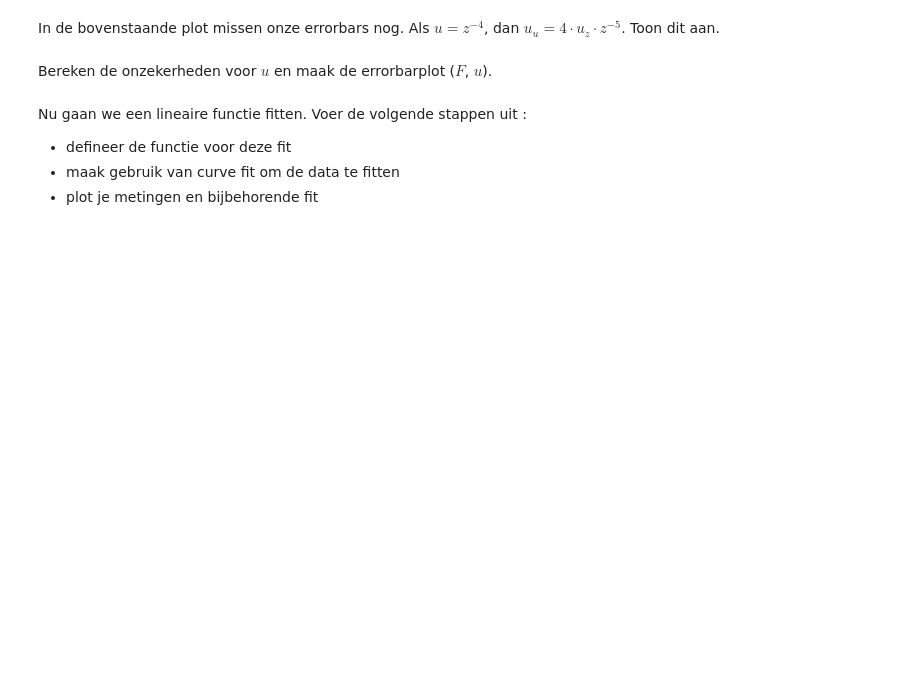
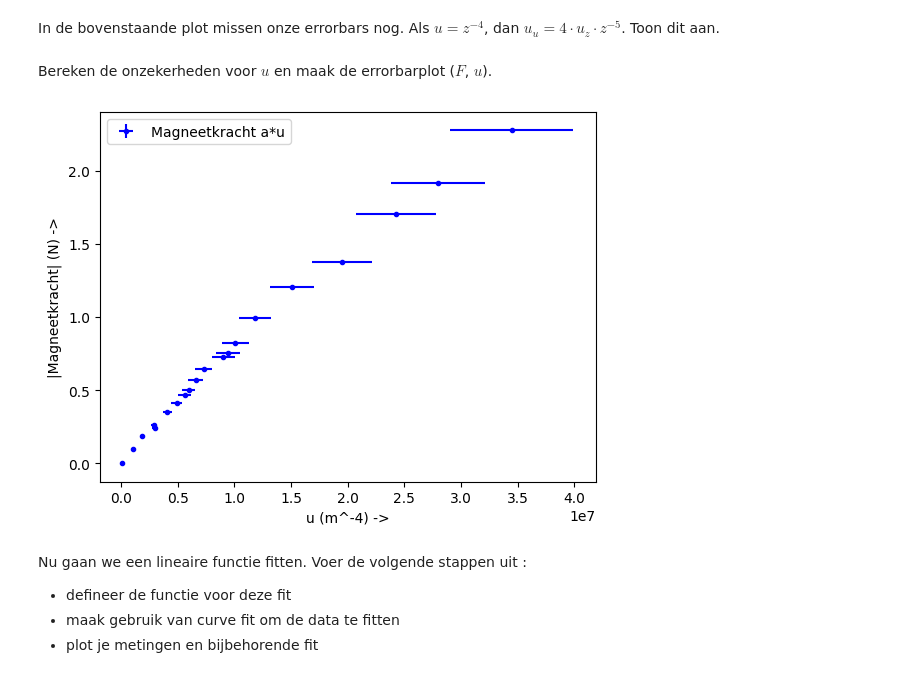
Before and after one commit to Emcrypted-Dev/practicum131023, a Jupyter notebook: IE1_labjournaal_NL.ipynb, the cells around one changed output. Cells and saved outputs as stored; diff of their text form; code cells hidden in the pictures; blank space fills up the shorter version.

```diff
--- a/IE1_labjournaal_NL.ipynb
+++ b/IE1_labjournaal_NL.ipynb
@@ -251,3 +282,20 @@ plt.show()
+# %%
+#(F,u)-plot met errorbars
+u_u = 4*u_z*z**-5
+
+plt.figure()
+
+min_value_z = min(u)
+max_value_z = max(u)
+
+plt.xlabel("u (m^-4) ->")
+plt.ylabel("|Magneetkracht| (N) ->")
+plt.errorbar(u, F, u_F, u_u, 'b.',label="Magneetkracht a*u")
+plt.legend()
+
+plt.show()
+# %% [output]
+[figure, added]
 # %% [markdown]
 Nu gaan we een lineaire functie fitten. Voer de volgende stappen uit :
 * defineer de functie voor deze fit
```
Also changed, not shown: parts of 17 cells of this notebook.
